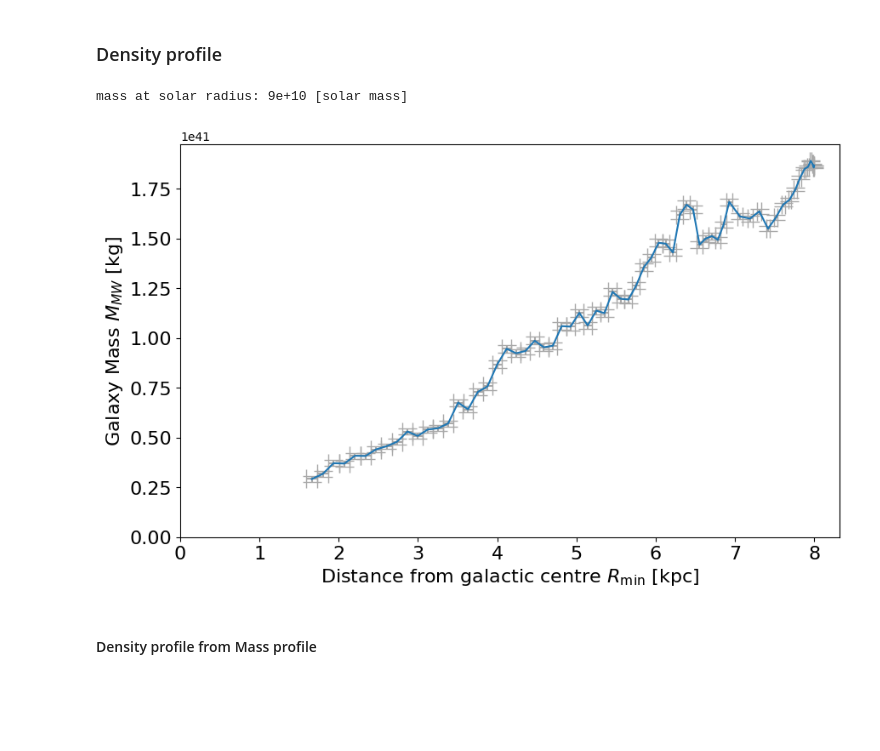
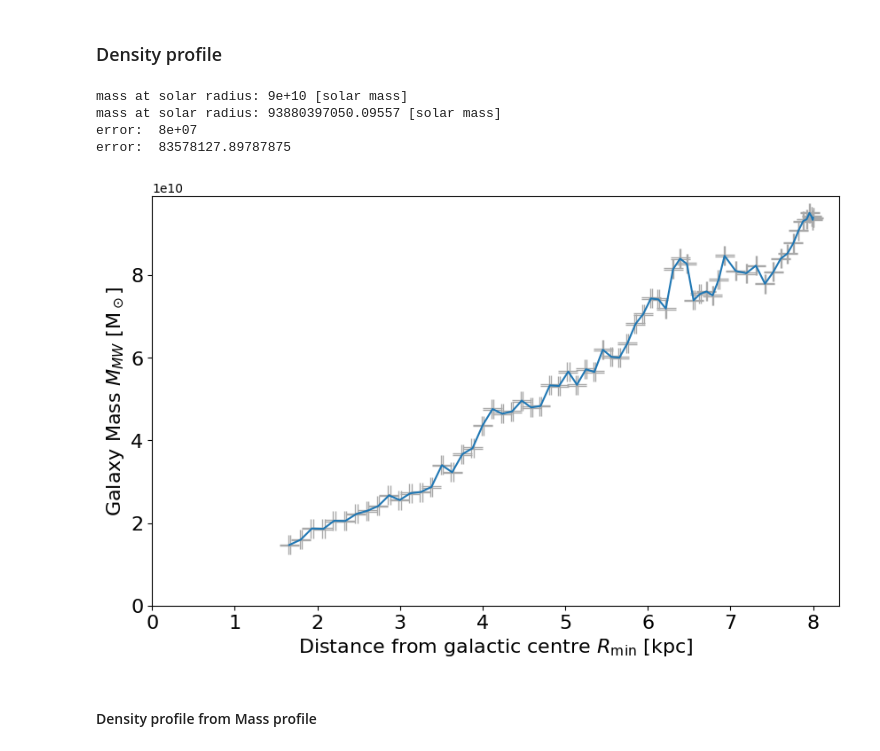
Before and after one commit to sofiasmg/ExpAstro, a Jupyter notebook: lab3-new.ipynb, the cells around one changed output. Saved outputs shown, nothing was run; the diff lists cells and outputs as text; code cells hidden in the pictures; blank space fills up the shorter version.

```diff
--- a/lab3-new.ipynb
+++ b/lab3-new.ipynb
@@ -15,8 +17,8 @@ v = np.array([4653.064, 4187.927, 5814.043, 7823.431, 7421.553, 8627.186, 8253.4
 Rmin = np.sin(l*np.pi/180) * Rsun # in kpc
 v_Rmin = (v + vsun * np.sin(l*np.pi/180))/1000 # in km/s
 # %%
-s_l = 0.5
-s_v = 10
+s_l = 0.1
+s_v = 100
 s_Rmin = np.abs(s_l * np.cos(l*np.pi/180) * Rsun * np.pi/180) #kpc
 s_vRmin = np.sqrt(s_v**2 + (s_l*vsun * np.cos(l*np.pi/180)* np.pi/180)**2 )/1000 #km/s
 # %%
@@ -70,22 +73,28 @@ G = 6.674*10**(-11) # in SI
 # %%
 M_approx = Rmin*v_Rmin**2/G
 s_M = np.sqrt((s_Rmin*1000*3.0857*10**(16)*v_Rmin**2/G)**2 + (s_vRmin*1000*Rmin*v_Rmin*2/G)**2)
 
 plt.figure(figsize=(10, 6))
-plt.errorbar(Rmin/(1000*3.0857*10**(16)), M_approx, xerr= s_Rmin, yerr=s_M, color='darkgrey', linestyle='none', capsize=8)
-plt.plot(Rmin/(1000*3.0857*10**(16)), M_approx)
+plt.errorbar(Rmin/(1000*3.0857*10**(16)), M_approx/(1.988416*(10**30)), xerr= s_Rmin, yerr=s_M/(1.988416*(10**30)), color='darkgrey', linestyle='none', capsize=8)
+plt.plot(Rmin/(1000*3.0857*10**(16)), M_approx/(1.988416*(10**30)))
 plt.xlabel(r'Distance from galactic centre $R_{\min}$ [kpc]', fontsize=16)
-plt.ylabel(r'Galaxy Mass $M_{MW}$ [kg]', fontsize=16)
+plt.ylabel(r'Galaxy Mass $M_{MW}$ [M$_\odot$]', fontsize=16)
 plt.xlim(0,)
 plt.ylim(0,)
 plt.savefig('mass_profile.png', dpi=300, bbox_inches='tight')
 plt.yticks(fontsize=16)
 plt.xticks(fontsize=16)
 
-print(f'mass at solar radius: {(np.sum(M_approx[-5:])/(1.988416*(10**30))):.0e}' , '[solar mass]')
+print(f'mass at solar radius: {(M_approx[0])/(1.988416*(10**30)):.0e}' , '[solar mass]')
+print(f'mass at solar radius: {(M_approx[0])/(1.988416*(10**30))}' , '[solar mass]')
+print(f'error:  {(s_M[0]/(1.988416*(10**30))):.0e}')
+print(f'error:  {(s_M[0]/(1.988416*(10**30)))}')
 # %% [output]
 mass at solar radius: 9e+10 [solar mass]
+mass at solar radius: 93880397050.09557 [solar mass]
+error:  8e+07
+error:  83578127.89787875
-[figure, old version]
+[figure, new version]
 # %% [markdown]
 #### Density profile from Mass profile
 # %%
```
Also changed, not shown: parts of 3 cells of this notebook, 2 other files.
